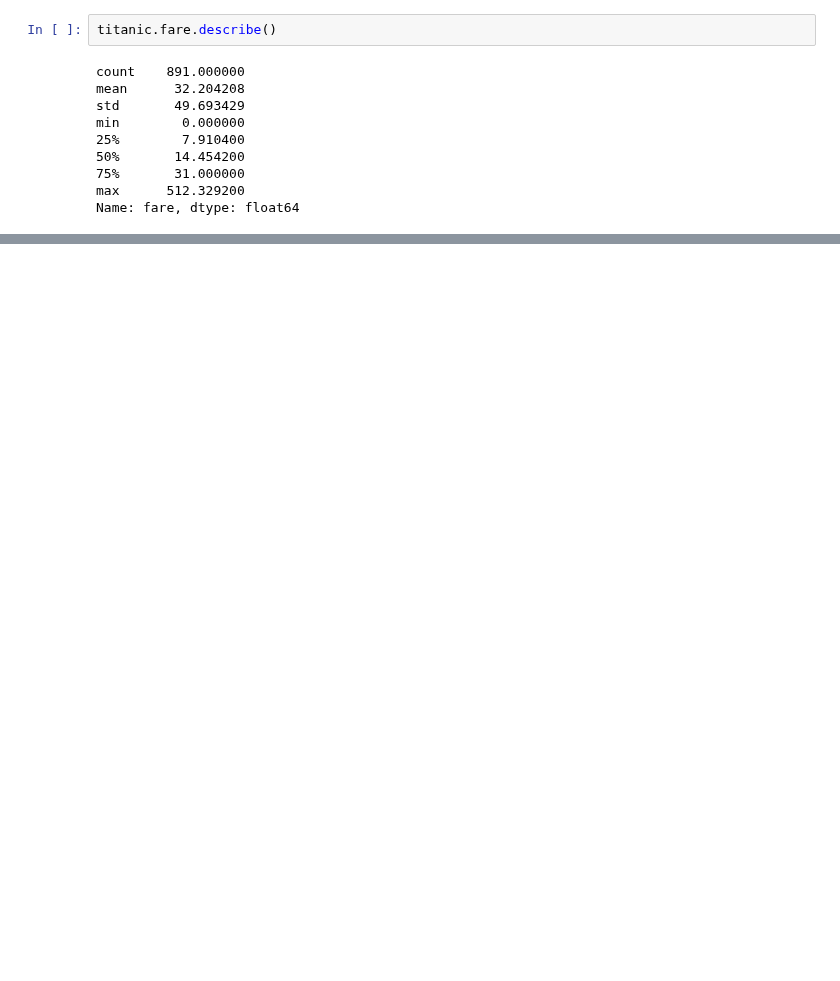
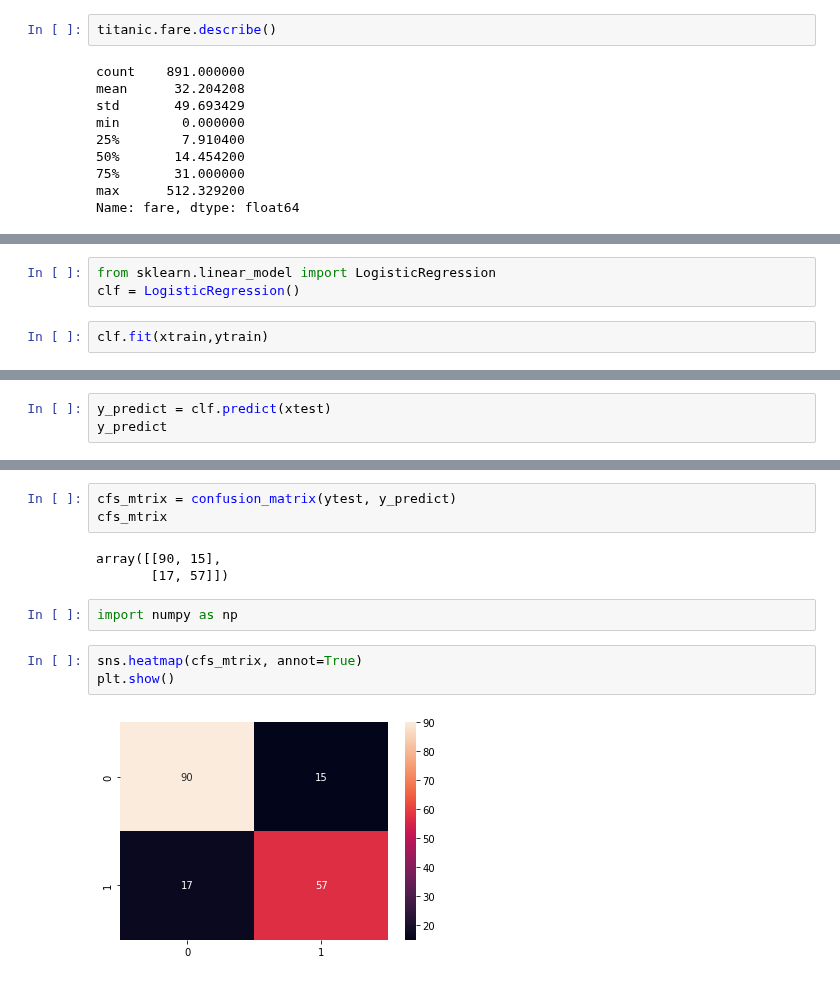
Before and after one commit to honghanhh/py40a12l2, a Jupyter notebook: lectures/lecture4/longnt_titanic.ipynb, the cells around one changed output, grey strips where cells are left out. Saved outputs shown, nothing was run; the diff lists cells and outputs as text; blank space fills up the shorter version.

```diff
--- a/lectures/lecture4/longnt_titanic.ipynb
+++ b/lectures/lecture4/longnt_titanic.ipynb
@@ -447,0 +613,5 @@ Name: fare, dtype: float64
+# %%
+from sklearn.linear_model import LogisticRegression
+clf = LogisticRegression()
+# %%
+clf.fit(xtrain,ytrain)
@@ -447,0 +620,3 @@ Name: fare, dtype: float64
+# %%
+y_predict = clf.predict(xtest)
+y_predict
@@ -447,0 +655,13 @@ Name: fare, dtype: float64
+# %%
+cfs_mtrix = confusion_matrix(ytest, y_predict)
+cfs_mtrix
+# %% [output]
+array([[90, 15],
+       [17, 57]])
+# %%
+import numpy as np
+# %%
+sns.heatmap(cfs_mtrix, annot=True)
+plt.show()
+# %% [output]
+[figure, added]
```
Also changed, not shown: parts of 32 cells of this notebook, 2 other files.
